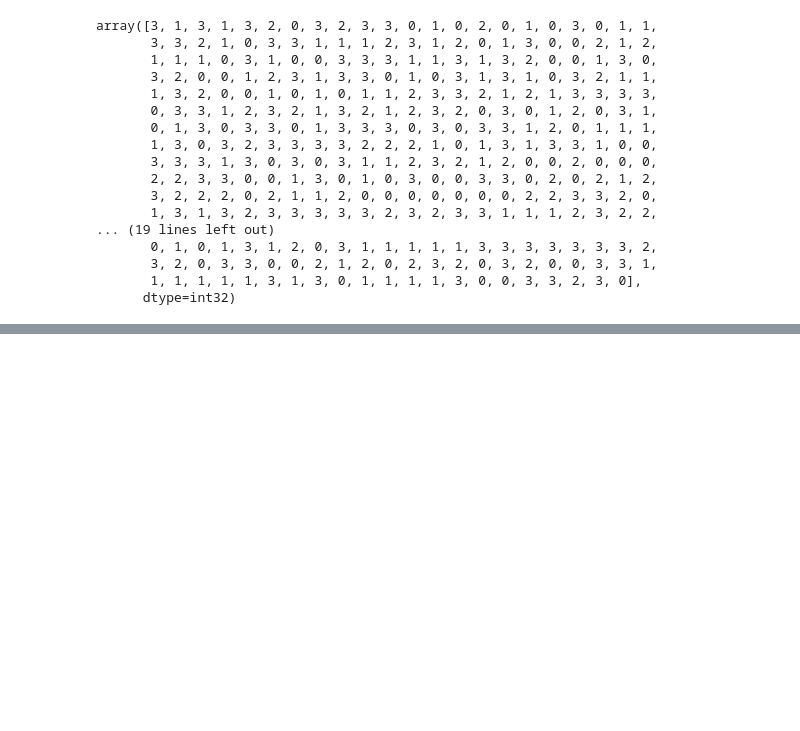
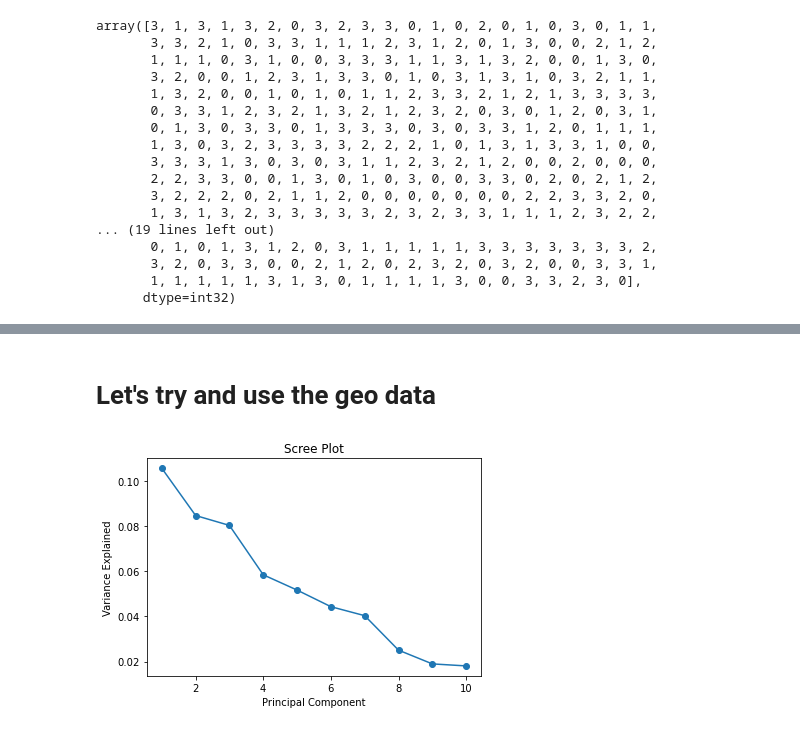
Before and after one commit to lapennanic/LHL_Miniproject3, a Jupyter notebook: customers/clustering.ipynb, the cells around one changed output, grey strips where cells are left out. Cells and saved outputs as stored; diff of their text form; code cells hidden in the pictures; blank space fills up the shorter version.

Commit message:
transactions clustering first try

```diff
--- a/customers/clustering.ipynb
+++ b/customers/clustering.ipynb
@@ -14,8 +14,8 @@ import plotly.graph_objects as go
 # %% [markdown]
 # Let's try clustering
 # %%
-customers_pca = pd.read_csv('../data/customers_pca.csv', index_col=0)
-customers_pca
+customers_scaled = pd.read_csv('../data/customers_scaled.csv', index_col=0)
+customers_scaled
 # %% [output]
 |  | income | age | years_with_bank | nbr_children | Albuquerque | Anaheim | Arlington | Atlanta | Austin | ... |
 | 0 | 0.181399 | 0.434211 | 0.555556 | 0.2 | 0 | 0 | 0 | 0 | 0 | ... |
@@ -58,7 +58,7 @@ km = KMeans(n_clusters=4,
             random_state=0)
 # %%
 # fit and predict
-y_km = km.fit_predict(customers_pca.iloc[:,:4])
+y_km = km.fit_predict(customers_scaled.iloc[:,:4])
 y_km
 # %% [output]
 array([3, 1, 3, 1, 3, 2, 0, 3, 2, 3, 3, 0, 1, 0, 2, 0, 1, 0, 3, 0, 1, 1,
@@ -108,0 +81,3 @@ customers_radar
+# %%
+customers_scaled['cluster_nogeo'] = y_km
+customers_scaled
@@ -125,0 +126,23 @@ plotRadarChart(customers_radar.iloc[:,:4])
+# %% [markdown]
+# Let's try and use the geo data
+# %%
+from sklearn.decomposition import PCA
+
+# We need PCA to make the cities usable, how many PCs?
+
+def screePlot(data, n_components=10):
+    pca = PCA(n_components=n_components)
+    pca_fit = pca.fit(data)
+    pca_fit
+
+    PC_values = np.arange(pca.n_components_) + 1
+    PC_values
+
+    plt.plot(PC_values, pca.explained_variance_ratio_, 'o-')
+    plt.title('Scree Plot')
+    plt.xlabel('Principal Component')
+    plt.ylabel('Variance Explained')
+
+screePlot(customers_scaled.iloc[:,:-1])
+# %% [output]
+[figure, added]
```
Also changed, not shown: parts of 15 cells of this notebook, 4 other files.
